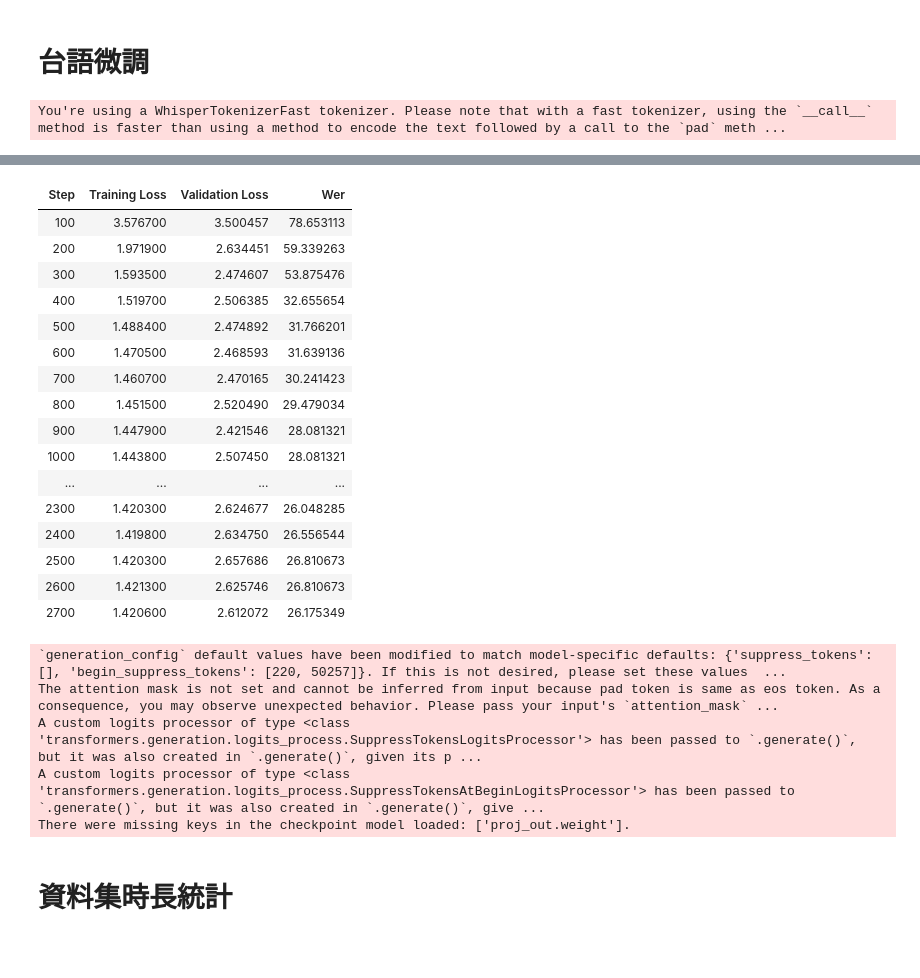
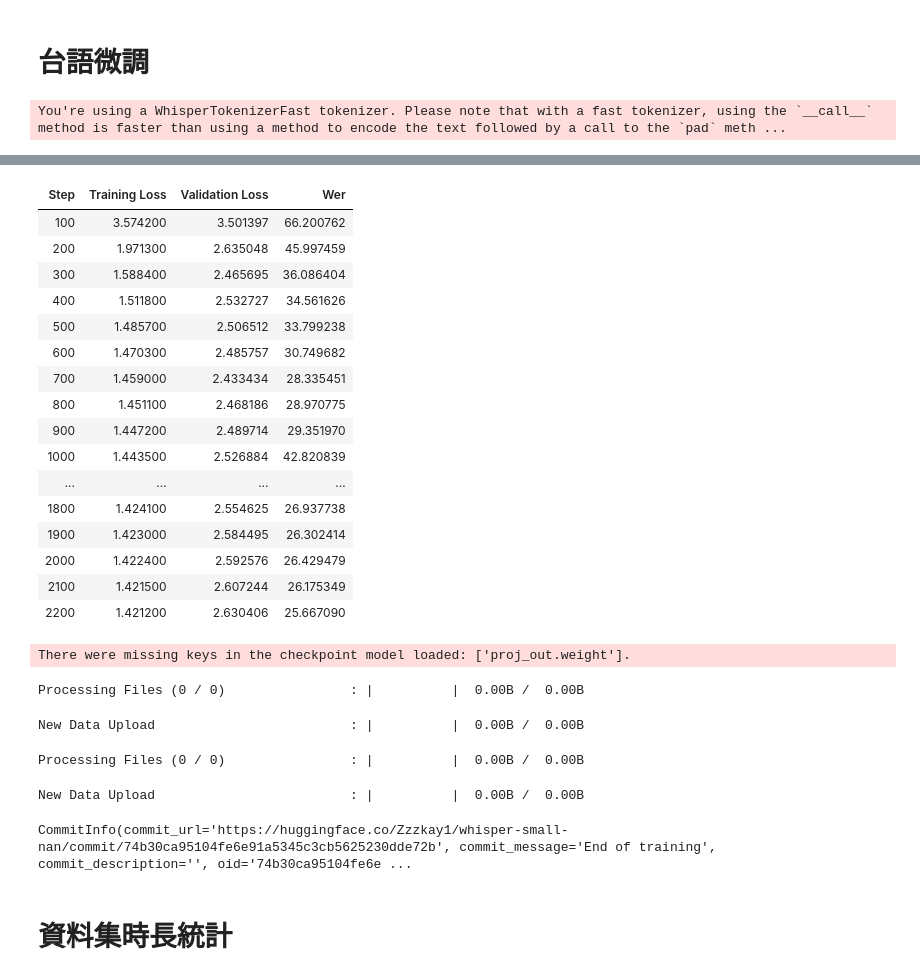
Before and after one commit to Zzzkay1/Featured_Demo, a Jupyter notebook: source/test.ipynb, the cells around one changed output, grey strips where cells are left out. Cells and saved outputs as stored; diff of their text form; code cells hidden in the pictures; blank space fills up the shorter version.

```diff
--- a/source/test.ipynb
+++ b/source/test.ipynb
@@ -1528,7 +1865,7 @@ language1 = "Chinese"
 language = "zh"
 
 # 設定輸出目錄名稱
-output_model_dir = "./whisper-small-tw"
+output_model_dir = "./whisper-small-nan"
 
 # ### 2. 資料處理 ###
 # 讀取原始CSV
@@ -1647,6 +1984,32 @@ def compute_metrics(pred):
     wer = 100 * metric.compute(predictions=pred_str, references=label_str)
     return {"wer": wer}
 
+from transformers import Seq2SeqTrainingArguments,EarlyStoppingCallback,TrainerCallback
+import os
+class SaveBestMultiMetricsCallback(TrainerCallback):
+    def __init__(self):
+        self.best_wer = float('inf')
+        self.best_loss = float('inf')
+
+    def on_evaluate(self, args, state, control, metrics=None, **kwargs):
+        # 取得當前的 eval_loss 和 eval_wer
+        current_loss = metrics.get("eval_loss")
+        current_wer = metrics.get("eval_wer")
+
+        # 如果 WER 創新低，存一個專屬資料夾
+        if current_wer is not None and current_wer < self.best_wer:
+            self.best_wer = current_wer
+            best_wer_path = os.path.join(args.output_dir, "best_model_wer")
+            kwargs['model'].save_pretrained(best_wer_path)
+            print(f"\n找到更低的 WER: {current_wer:.4f}, 已儲存至 {best_wer_path}")
+
+        # 如果 Loss 創新低，存另一個專屬資料夾
+        if current_loss is not None and current_loss < self.best_loss:
+            self.best_loss = current_loss
+            best_loss_path = os.path.join(args.output_dir, "best_model_loss")
+            kwargs['model'].save_pretrained(best_loss_path)
+            print(f"\n找到更低的 Loss: {current_loss:.4f}, 已儲存至 {best_loss_path}")
+
 # ### 7. 模型設置 ###
 model = WhisperForConditionalGeneration.from_pretrained(useModel)
 
@@ -1701,11 +2064,12 @@ training_args = Seq2SeqTrainingArguments(
     load_best_model_at_end=True,
     metric_for_best_model="wer",
     greater_is_better=False,
-    push_to_hub=False,
+    push_to_hub=True,
 )
 
+multi_metric_callback = SaveBestMultiMetricsCallback()
 early_stopping_callback = EarlyStoppingCallback(
-    early_stopping_patience=5
+    early_stopping_patience=10 # 連續 5 次評估沒有改善則停止
 )
 
 trainer = Seq2SeqTrainer(
@@ -1716,7 +2080,7 @@ trainer = Seq2SeqTrainer(
     data_collator=data_collator,
     compute_metrics=compute_metrics,
     tokenizer=processor.tokenizer, # 修正：這裡應該傳入 tokenizer，不是 feature_extractor
-    callbacks=[early_stopping_callback],
+    callbacks=[early_stopping_callback,multi_metric_callback],
 )
 
 # ### 9. 開始訓練 ###
@@ -1739,6 +2103,6 @@ processor.save_pretrained(output_model_dir)
 trainer.save_model(output_model_dir)
 
 # 上傳 (解開註解使用)
-# trainer.push_to_hub(**kwargs)
+trainer.push_to_hub(**kwargs)
 # %% [output]
 You're using a WhisperTokenizerFast tokenizer. Please note that with a fast tokenizer, using the `__call__` method is faster than using a method to encode the text followed by a call to the `pad` meth ...
@@ -1746,25 +2110,26 @@ You're using a WhisperTokenizerFast tokenizer. Please note that with a fast toke
 | Step | Training Loss | Validation Loss | Wer |
-| 100 | 3.576700 | 3.500457 | 78.653113 |
-| 200 | 1.971900 | 2.634451 | 59.339263 |
-| 300 | 1.593500 | 2.474607 | 53.875476 |
-| 400 | 1.519700 | 2.506385 | 32.655654 |
-| 500 | 1.488400 | 2.474892 | 31.766201 |
-| 600 | 1.470500 | 2.468593 | 31.639136 |
-| 700 | 1.460700 | 2.470165 | 30.241423 |
-| 800 | 1.451500 | 2.520490 | 29.479034 |
-| 900 | 1.447900 | 2.421546 | 28.081321 |
-| 1000 | 1.443800 | 2.507450 | 28.081321 |
+| 100 | 3.574200 | 3.501397 | 66.200762 |
+| 200 | 1.971300 | 2.635048 | 45.997459 |
+| 300 | 1.588400 | 2.465695 | 36.086404 |
+| 400 | 1.511800 | 2.532727 | 34.561626 |
+| 500 | 1.485700 | 2.506512 | 33.799238 |
+| 600 | 1.470300 | 2.485757 | 30.749682 |
+| 700 | 1.459000 | 2.433434 | 28.335451 |
+| 800 | 1.451100 | 2.468186 | 28.970775 |
+| 900 | 1.447200 | 2.489714 | 29.351970 |
+| 1000 | 1.443500 | 2.526884 | 42.820839 |
 | ... | ... | ... | ... |
-| 2300 | 1.420300 | 2.624677 | 26.048285 |
-| 2400 | 1.419800 | 2.634750 | 26.556544 |
-| 2500 | 1.420300 | 2.657686 | 26.810673 |
-| 2600 | 1.421300 | 2.625746 | 26.810673 |
-| 2700 | 1.420600 | 2.612072 | 26.175349 |
+| 1800 | 1.424100 | 2.554625 | 26.937738 |
+| 1900 | 1.423000 | 2.584495 | 26.302414 |
+| 2000 | 1.422400 | 2.592576 | 26.429479 |
+| 2100 | 1.421500 | 2.607244 | 26.175349 |
+| 2200 | 1.421200 | 2.630406 | 25.667090 |
-`generation_config` default values have been modified to match model-specific defaults: {'suppress_tokens': [], 'begin_suppress_tokens': [220, 50257]}. If this is not desired, please set these values  ...
-The attention mask is not set and cannot be inferred from input because pad token is same as eos token. As a consequence, you may observe unexpected behavior. Please pass your input's `attention_mask` ...
-A custom logits processor of type <class 'transformers.generation.logits_process.SuppressTokensLogitsProcessor'> has been passed to `.generate()`, but it was also created in `.generate()`, given its p ...
-A custom logits processor of type <class 'transformers.generation.logits_process.SuppressTokensAtBeginLogitsProcessor'> has been passed to `.generate()`, but it was also created in `.generate()`, give ...
 There were missing keys in the checkpoint model loaded: ['proj_out.weight'].
+Processing Files (0 / 0)                : |          |  0.00B /  0.00B
+New Data Upload                         : |          |  0.00B /  0.00B
+Processing Files (0 / 0)                : |          |  0.00B /  0.00B
+New Data Upload                         : |          |  0.00B /  0.00B
+CommitInfo(commit_url='https://huggingface.co/Zzzkay1/whisper-small-nan/commit/74b30ca95104fe6e91a5345c3cb5625230dde72b', commit_message='End of training', commit_description='', oid='74b30ca95104fe6e ...
 # %% [markdown]
 # 資料集時長統計
 # %%
```
Also changed, not shown: parts of 8 cells of this notebook, 5 other files.
